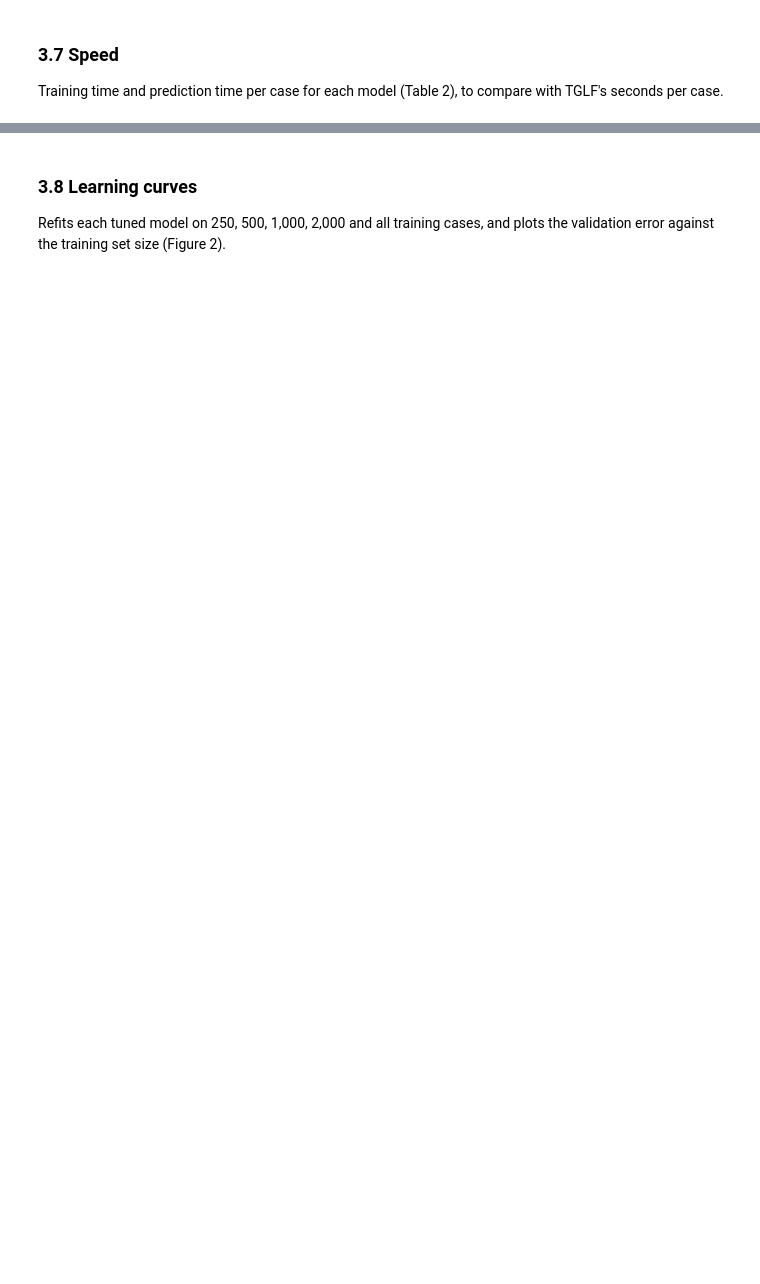
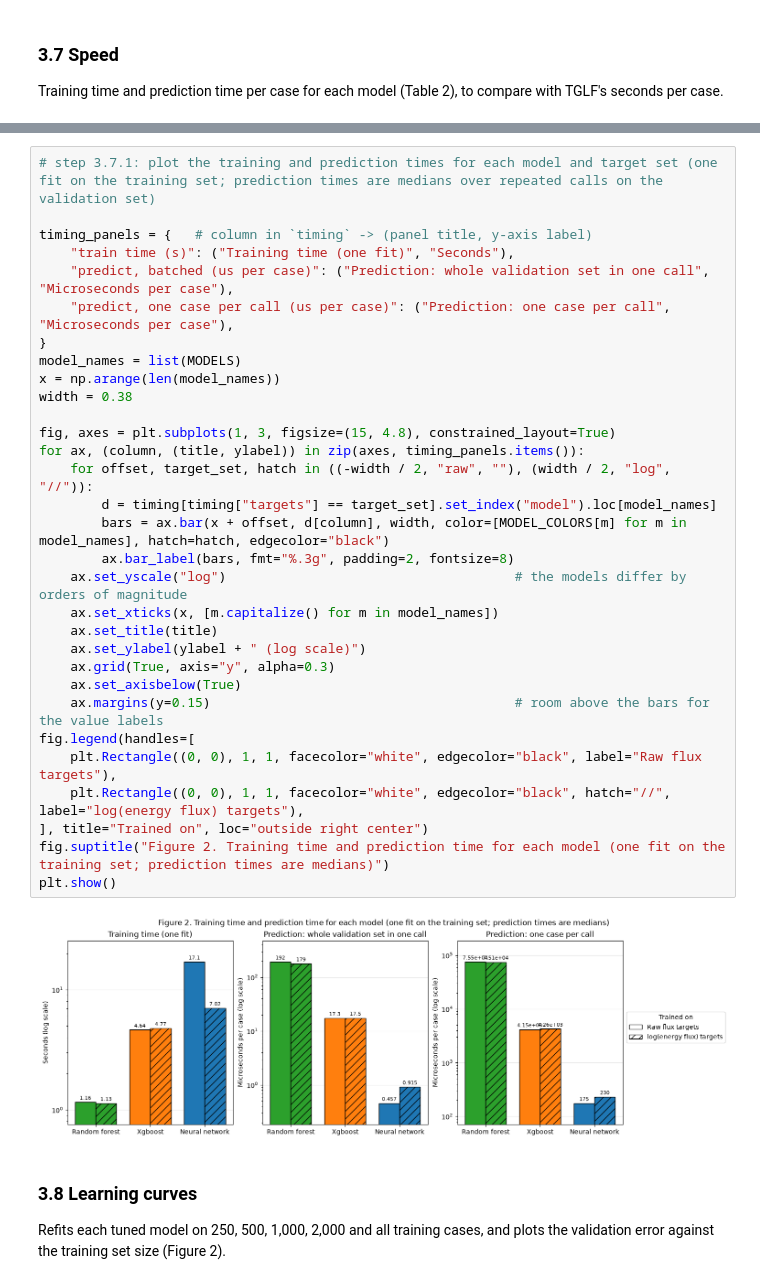
Before and after one commit to Sweekrit-B/general-atomics-fusion, a Jupyter notebook: scandb_tglf_prediction_training.ipynb, the cells around one changed output, grey strips where cells are left out. Drawn from its saved outputs; the diff is of its cells as text; blank space fills up the shorter version.

```diff
--- a/scandb_tglf_prediction_training.ipynb
+++ b/scandb_tglf_prediction_training.ipynb
@@ -530,6 +530,39 @@ Table 2. Validation scores with training time and prediction time for each model
 | 3 | xgboost | raw | {'learning_rate': 0.03, 'max_dept... | 0.440821 | 0.415844 | 0.849822 | ... |
 | 4 | random forest | raw | {'max_depth': None, 'min_samples_... | 0.581075 | 0.592261 | 0.696918 | ... |
 | 5 | random forest | log | {'max_depth': None, 'min_samples_... | 0.537130 | 0.608235 | 0.678293 | ... |
+# %%
+# step 3.7.1: plot the training and prediction times for each model and target set (one fit on the training set; prediction times are medians over repeated calls on the validation set)
+
+timing_panels = {   # column in `timing` -> (panel title, y-axis label)
+    "train time (s)": ("Training time (one fit)", "Seconds"),
+    "predict, batched (us per case)": ("Prediction: whole validation set in one call", "Microseconds per case"),
+    "predict, one case per call (us per case)": ("Prediction: one case per call", "Microseconds per case"),
+}
+model_names = list(MODELS)
+x = np.arange(len(model_names))
+width = 0.38
+
+fig, axes = plt.subplots(1, 3, figsize=(15, 4.8), constrained_layout=True)
+for ax, (column, (title, ylabel)) in zip(axes, timing_panels.items()):
+    for offset, target_set, hatch in ((-width / 2, "raw", ""), (width / 2, "log", "//")):
+        d = timing[timing["targets"] == target_set].set_index("model").loc[model_names]
+        bars = ax.bar(x + offset, d[column], width, color=[MODEL_COLORS[m] for m in model_names], hatch=hatch, edgecolor="black")
+        ax.bar_label(bars, fmt="%.3g", padding=2, fontsize=8)
+    ax.set_yscale("log")                                     # the models differ by orders of magnitude
+    ax.set_xticks(x, [m.capitalize() for m in model_names])
+    ax.set_title(title)
+    ax.set_ylabel(ylabel + " (log scale)")
+    ax.grid(True, axis="y", alpha=0.3)
+    ax.set_axisbelow(True)
+    ax.margins(y=0.15)                                       # room above the bars for the value labels
+fig.legend(handles=[
+    plt.Rectangle((0, 0), 1, 1, facecolor="white", edgecolor="black", label="Raw flux targets"),
+    plt.Rectangle((0, 0), 1, 1, facecolor="white", edgecolor="black", hatch="//", label="log(energy flux) targets"),
+], title="Trained on", loc="outside right center")
+fig.suptitle("Figure 2. Training time and prediction time for each model (one fit on the training set; prediction times are medians)")
+plt.show()
+# %% [output]
+[figure, added]
 # %% [markdown]
 ### 3.8 Learning curves
 
```
Also changed, not shown: parts of 5 cells of this notebook, 1 other file.
